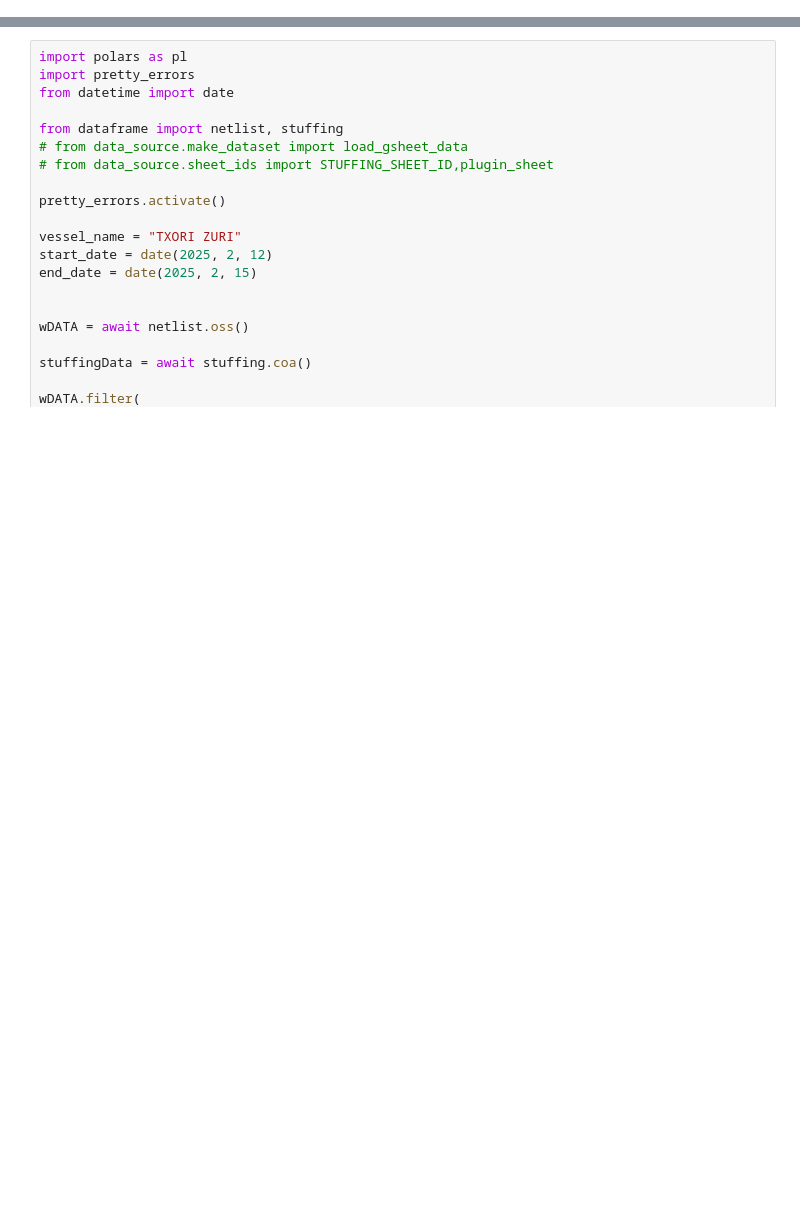
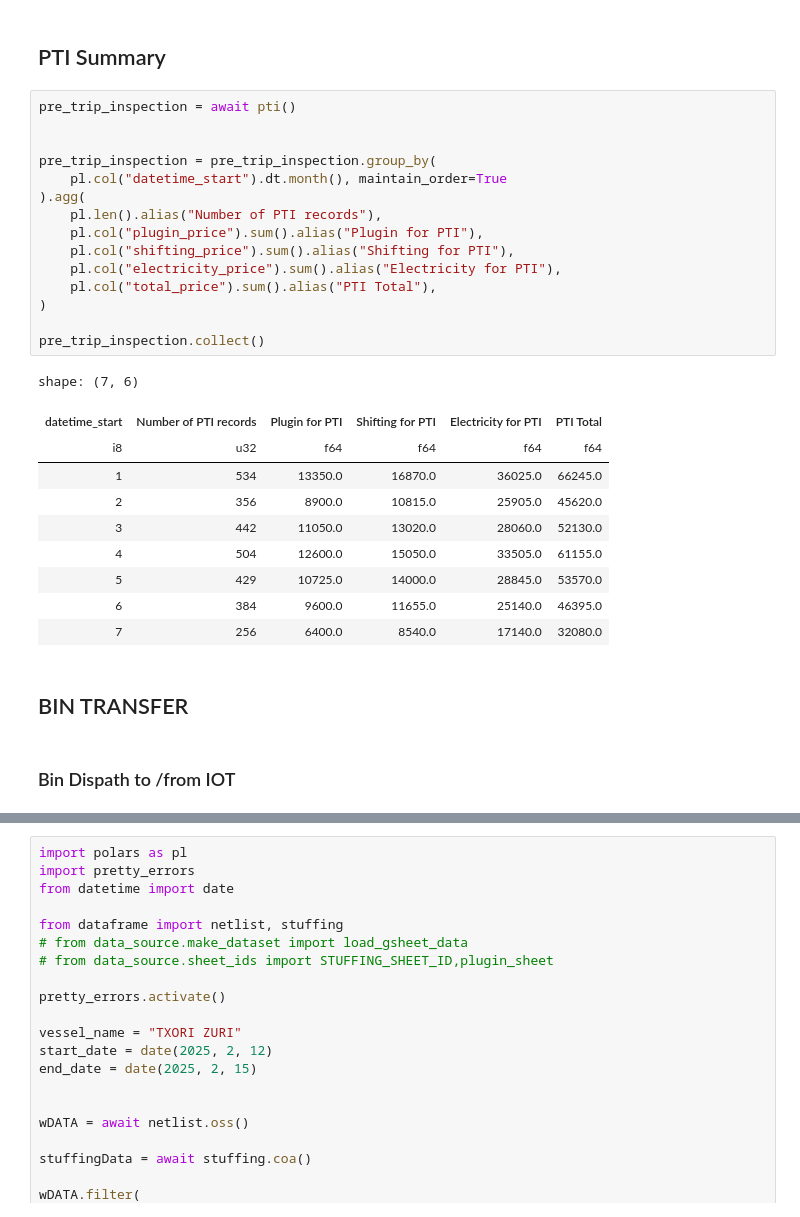
Before and after one commit to Attica-oss/attica_invoice, a Jupyter notebook: test.ipynb, the cells around one changed output, grey strips where cells are left out. Drawn from its saved outputs; the diff is of its cells as text; blank space fills up the shorter version.

```diff
--- a/test.ipynb
+++ b/test.ipynb
@@ -36,0 +112,32 @@ forklift_price
+# %% [markdown]
+## PTI Summary
+# %%
+pre_trip_inspection = await pti()
+
+
+pre_trip_inspection = pre_trip_inspection.group_by(
+    pl.col("datetime_start").dt.month(), maintain_order=True
+).agg(
+    pl.len().alias("Number of PTI records"),
+    pl.col("plugin_price").sum().alias("Plugin for PTI"),
+    pl.col("shifting_price").sum().alias("Shifting for PTI"),
+    pl.col("electricity_price").sum().alias("Electricity for PTI"),
+    pl.col("total_price").sum().alias("PTI Total"),
+)
+
+pre_trip_inspection.collect()
+# %% [output]
+shape: (7, 6)
+| datetime_start | Number of PTI records | Plugin for PTI | Shifting for PTI | Electricity for PTI | PTI Total |
+| i8 | u32 | f64 | f64 | f64 | f64 |
+| 1 | 534 | 13350.0 | 16870.0 | 36025.0 | 66245.0 |
+| 2 | 356 | 8900.0 | 10815.0 | 25905.0 | 45620.0 |
+| 3 | 442 | 11050.0 | 13020.0 | 28060.0 | 52130.0 |
+| 4 | 504 | 12600.0 | 15050.0 | 33505.0 | 61155.0 |
+| 5 | 429 | 10725.0 | 14000.0 | 28845.0 | 53570.0 |
+| 6 | 384 | 9600.0 | 11655.0 | 25140.0 | 46395.0 |
+| 7 | 256 | 6400.0 | 8540.0 | 17140.0 | 32080.0 |
+# %% [markdown]
+## BIN TRANSFER
+# %% [markdown]
+### Bin Dispath to /from IOT
```
Also changed, not shown: parts of 25 cells of this notebook, 29 other files.
